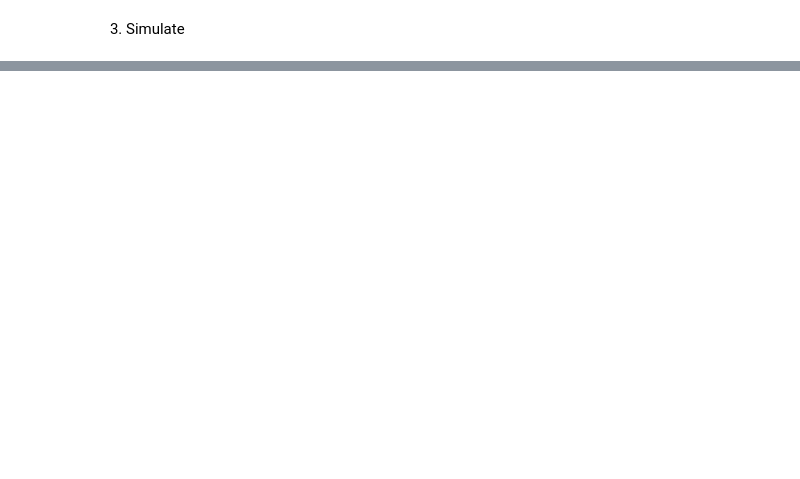
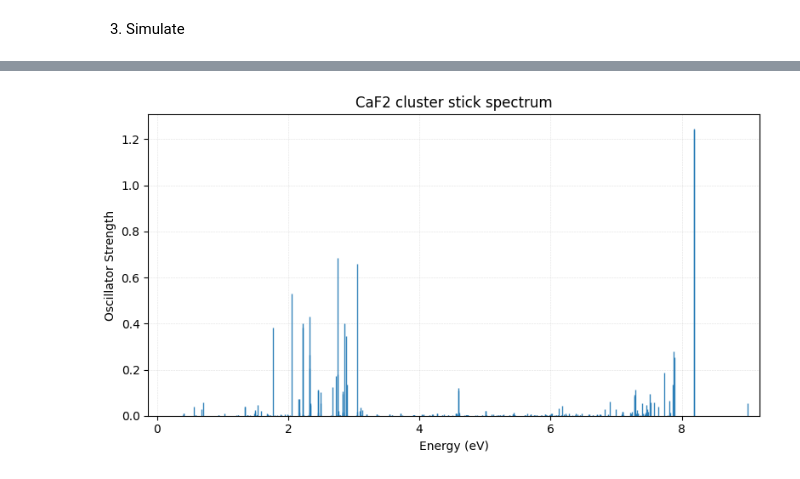
Before and after one commit to GHOST-Q1/Q-UCSpec, a Jupyter notebook: simulations_gpaw/sim_master.ipynb, the cells around one changed output, grey strips where cells are left out. Cells and saved outputs as stored; diff of their text form; code cells hidden in the pictures; blank space fills up the shorter version.

```diff
--- a/simulations_gpaw/sim_master.ipynb
+++ b/simulations_gpaw/sim_master.ipynb
@@ -409,0 +439,64 @@ optical_files = compute_optical_properties("caf2_cluster_sticks.csv", prefix="ca
+# %%
+import os
+import numpy as np
+import matplotlib.pyplot as plt
+
+# Prefer pandas if available; fall back to csv
+try:
+    import pandas as pd
+    df = pd.read_csv(os.path.join(DATA_DIR, "caf2_cluster_sticks.csv"))
+    cols = {c.lower().strip(): c for c in df.columns}
+    energy_col = cols.get('energy(ev)') or cols.get('energy') or list(df.columns)[0]
+    osc_col = cols.get('oscstrength') or cols.get('oscillator_strength') or list(df.columns)[1]
+    energies = df[energy_col].astype(float).to_numpy()
+    strengths = df[osc_col].astype(float).to_numpy()
+except Exception:
+    import csv
+    energies = []
+    strengths = []
+    with open(os.path.join(DATA_DIR, "caf2_cluster_sticks.csv"), "r", newline="") as f:
+        reader = csv.DictReader(f)
+        field_map = {k.lower().strip(): k for k in (reader.fieldnames or [])}
+        energy_key = field_map.get('energy(ev)') or field_map.get('energy')
+        osc_key = field_map.get('oscstrength') or field_map.get('oscillator_strength')
+        if energy_key is None or osc_key is None:
+            f.seek(0)
+            reader2 = csv.reader(f)
+            header = next(reader2, None)
+            for row in reader2:
+                if not row:
+                    continue
+                energies.append(float(row[0]))
+                strengths.append(float(row[1]))
+        else:
+            for row in reader:
+                energies.append(float(row[energy_key]))
+                strengths.append(float(row[osc_key]))
+    energies = np.array(energies, dtype=float)
+    strengths = np.array(strengths, dtype=float)
+
+# Plot sticks
+fig, ax = plt.subplots(figsize=(8, 4.5))
+ax.vlines(energies, 0, strengths, colors='#1f77b4', linewidth=1.0, alpha=0.9)
+ax.set_xlabel("Energy (eV)")
+ax.set_ylabel("Oscillator Strength")
+ax.set_title("CaF2 cluster stick spectrum")
+
+# Nice bounds and grid
+ax.margins(x=0.02)
+ymax = strengths.max() if strengths.size else 1.0
+ax.set_ylim(0, ymax * 1.05)
+ax.grid(True, which='both', linestyle='--', linewidth=0.4, alpha=0.4)
+
+plt.tight_layout()
+try:
+    OUT_DIR
+except NameError:
+    _project_root = os.path.abspath(os.path.join(os.getcwd(), ".."))
+    OUT_DIR = os.path.join(_project_root, "spectra-results")
+    os.makedirs(OUT_DIR, exist_ok=True)
+out_path = os.path.join(OUT_DIR, "caf2_cluster_sticks.png")
+plt.savefig(out_path, dpi=300, bbox_inches='tight')
+plt.show()
+# %% [output]
+[figure, added]
```
Also changed, not shown: parts of 9 cells of this notebook, 5 other files.
